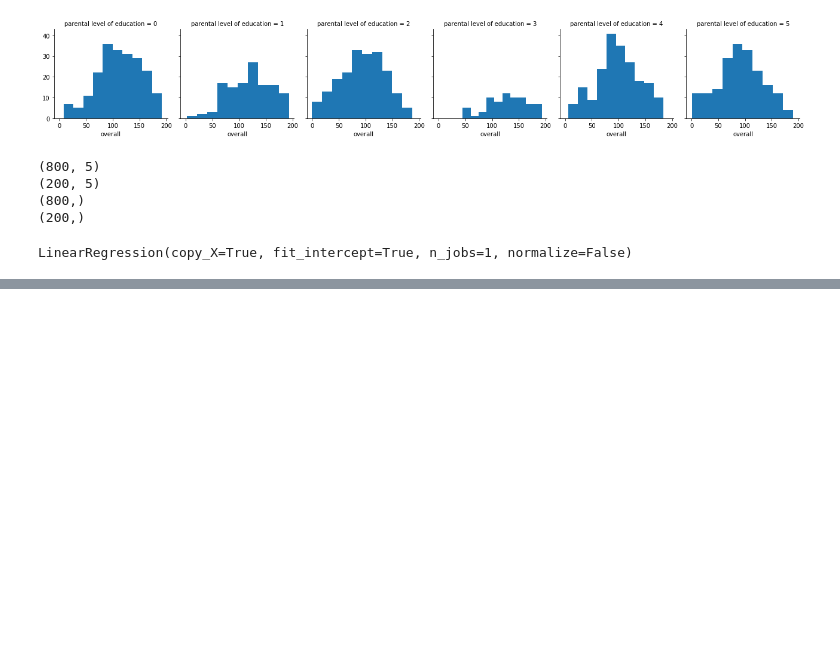
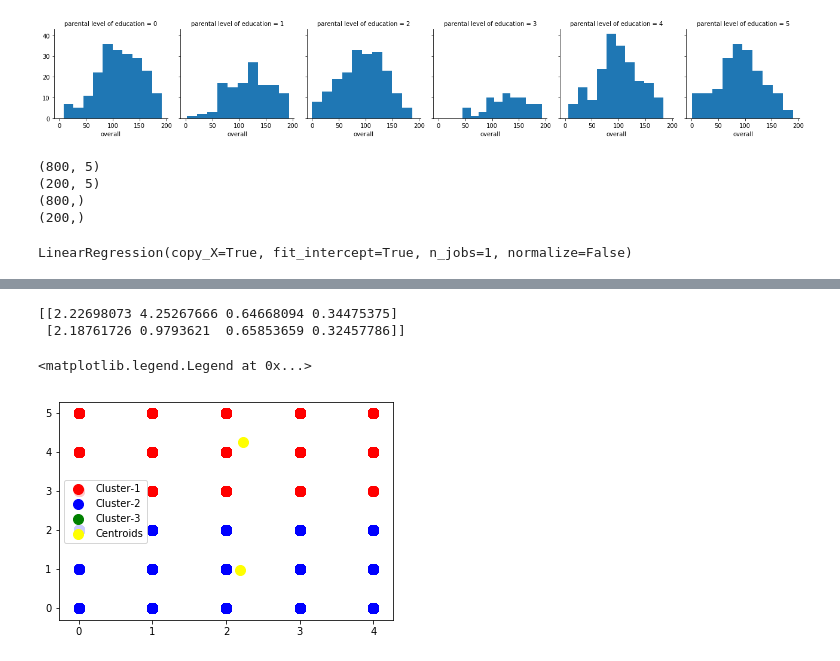
Before and after one commit to Kandarp94/GAMA-Training, a Jupyter notebook: Test_core_Dataset.ipynb, the cells around one changed output, grey strips where cells are left out. Cells and saved outputs as stored; diff of their text form; code cells hidden in the pictures; blank space fills up the shorter version.

```diff
--- a/Test_core_Dataset.ipynb
+++ b/Test_core_Dataset.ipynb
@@ -11,5 +12,5 @@ from scipy import stats
 # %%
-data=pd.read_csv('C:/Users/User/Downloads/Test-core -Dataset.csv')
+data=pd.read_csv('C:/Users/Kandarp/Desktop/Test-core -Dataset.csv')
 data.columns
 # %% [output]
 Index(['gender', 'race/ethnicity', 'parental level of education', 'lunch',
@@ -331,0 +333,2 @@ R2 score is 0.15953891056057146
+# %%
+x = data.iloc[:, [1, 2, 3,4]].values
@@ -331,0 +343,9 @@ R2 score is 0.15953891056057146
+# %%
+#from sklearn.cluster import KMeans
+kmeans = KMeans(n_clusters=2).fit(x)
+y_kmeans = kmeans.fit_predict(x)
+centroids = kmeans.cluster_centers_
+print(centroids)
+# %% [output]
+[[2.22698073 4.25267666 0.64668094 0.34475375]
+ [2.18761726 0.9793621  0.65853659 0.32457786]]
@@ -331,0 +355,12 @@ R2 score is 0.15953891056057146
+# %%
+plt.scatter(x[y_kmeans == 0, 0], x[y_kmeans == 0, 1], s = 100, c = 'red', label = 'Cluster-1')
+plt.scatter(x[y_kmeans == 1, 0], x[y_kmeans == 1, 1], s = 100, c = 'blue', label = 'Cluster-2')
+plt.scatter(x[y_kmeans == 2, 0], x[y_kmeans == 2, 1], s = 100, c = 'green', label = 'Cluster-3')
+
+#Plotting the centroids of the clusters
+plt.scatter(kmeans.cluster_centers_[:, 0], kmeans.cluster_centers_[:,1], s = 100, c = 'yellow', label = 'Centroids')
+
+plt.legend()
+# %% [output]
+<matplotlib.legend.Legend at 0x...>
+[figure, added]
```
Also changed, not shown: parts of 6 cells of this notebook.
